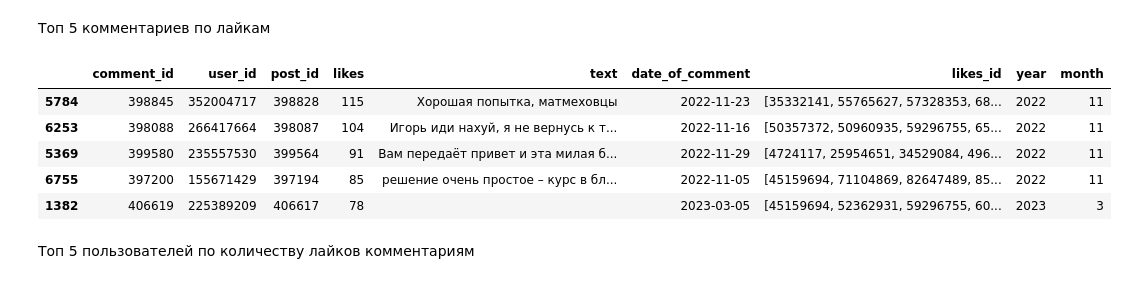
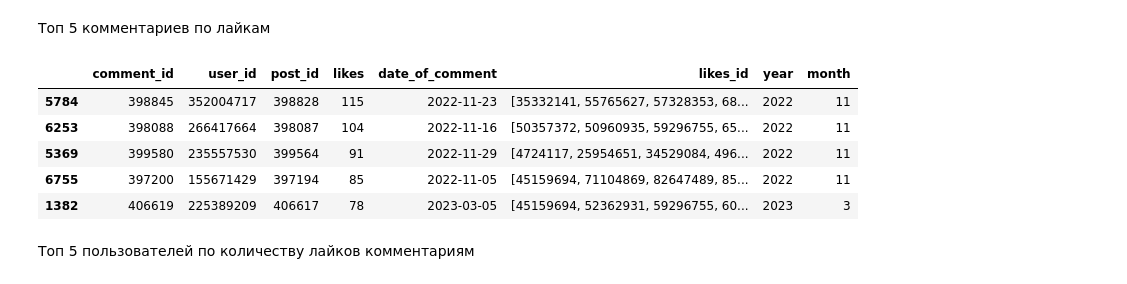
Before and after one commit to Romaman007/pro2, a Jupyter notebook: in_py/grap.ipynb, the cells around one changed output. Cells and saved outputs as stored; diff of their text form; code cells hidden in the pictures.

```diff
--- a/in_py/grap.ipynb
+++ b/in_py/grap.ipynb
@@ -192,14 +199,14 @@ likes_by_comments.rename({'index': 'user_id',0:'likes'},axis=1,inplace=True)
 Топ 5 комментариев по лайкам
 # %%
 top5 = get_5(df_comments,'likes')
-top5
+top5.drop(['text'],axis=1)
 # %% [output]
-|  | comment_id | user_id | post_id | likes | text | date_of_comment | likes_id | year | month |
-| 5784 | 398845 | 352004717 | 398828 | 115 | Хорошая попытка, матмеховцы | 2022-11-23 | [35332141, 55765627, 57328353, 68... | 2022 | 11 |
-| 6253 | 398088 | 266417664 | 398087 | 104 | Игорь иди нахуй, я не вернусь к т... | 2022-11-16 | [50357372, 50960935, 59296755, 65... | 2022 | 11 |
-| 5369 | 399580 | 235557530 | 399564 | 91 | Вам передаёт привет и эта милая б... | 2022-11-29 | [4724117, 25954651, 34529084, 496... | 2022 | 11 |
-| 6755 | 397200 | 155671429 | 397194 | 85 | решение очень простое – курс в бл... | 2022-11-05 | [45159694, 71104869, 82647489, 85... | 2022 | 11 |
-| 1382 | 406619 | 225389209 | 406617 | 78 |  | 2023-03-05 | [45159694, 52362931, 59296755, 60... | 2023 | 3 |
+|  | comment_id | user_id | post_id | likes | date_of_comment | likes_id | year | month |
+| 5784 | 398845 | 352004717 | 398828 | 115 | 2022-11-23 | [35332141, 55765627, 57328353, 68... | 2022 | 11 |
+| 6253 | 398088 | 266417664 | 398087 | 104 | 2022-11-16 | [50357372, 50960935, 59296755, 65... | 2022 | 11 |
+| 5369 | 399580 | 235557530 | 399564 | 91 | 2022-11-29 | [4724117, 25954651, 34529084, 496... | 2022 | 11 |
+| 6755 | 397200 | 155671429 | 397194 | 85 | 2022-11-05 | [45159694, 71104869, 82647489, 85... | 2022 | 11 |
+| 1382 | 406619 | 225389209 | 406617 | 78 | 2023-03-05 | [45159694, 52362931, 59296755, 60... | 2023 | 3 |
 # %% [markdown]
 Топ 5 пользователей по количеству лайков комментариям
 # %%
```
Also changed, not shown: parts of 9 cells of this notebook.
